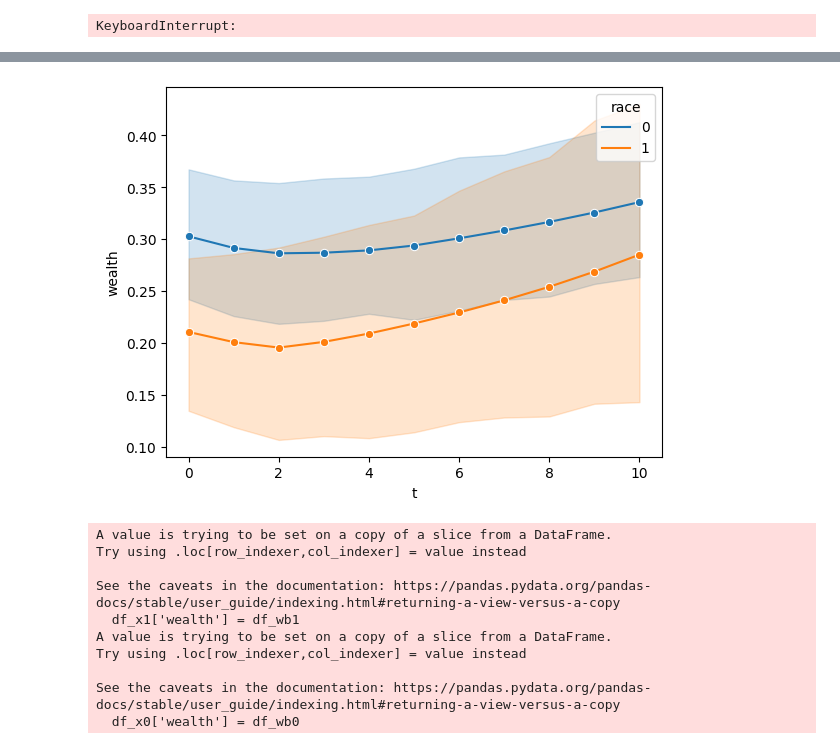
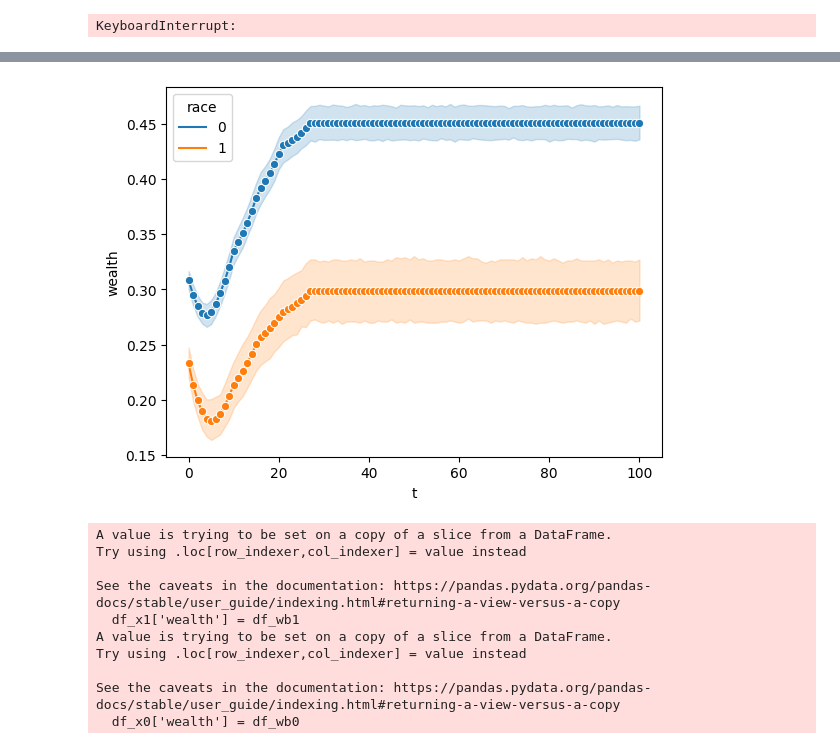
Before and after one commit to Le-Ty/abm_dm_impact, a Jupyter notebook: basic/notebooks/delta_function_appeal.ipynb, the cells around one changed output, grey strips where cells are left out. Drawn from its saved outputs; the diff is of its cells as text; code cells hidden in the pictures.

Commit message:
new viz, added synthetic data pipeline

```diff
--- a/basic/notebooks/delta_function_appeal.ipynb
+++ b/basic/notebooks/delta_function_appeal.ipynb
@@ -62,5 +62,11 @@ results_baseline = exp.run()
 Scheduled runs: 1
 using predtrined clf
 KeyboardInterrupt:
+# %%
+with open('data/expis/21_08/df_clf_scal_det0_07.pkl_appeal.pkl', "rb") as f:
+    df_baseline = pickle.load(f)
+
+with open('data/expis/21_08/df_clf_scal_det0_07.pkl_None.pkl', "rb") as f:
+    df = pickle.load(f)
 # %%
 
@@ -106,10 +113,10 @@ Scheduled runs: 1
 # %%
 
-df = results_baseline['variables']['Person']
+# df = results_baseline['variables']['Person']
 
 viz(df, df.index.get_level_values('t'), df['wealth'].astype(float), df['race'])
 # %% [output]
-[figure, old version]
+[figure, new version]
 # %%
 # create baseline value
 df_b1 = df_baseline.iloc[(df_baseline['race'] == 1).values]
```
Also changed, not shown: parts of 6 cells of this notebook, 7 other files.
